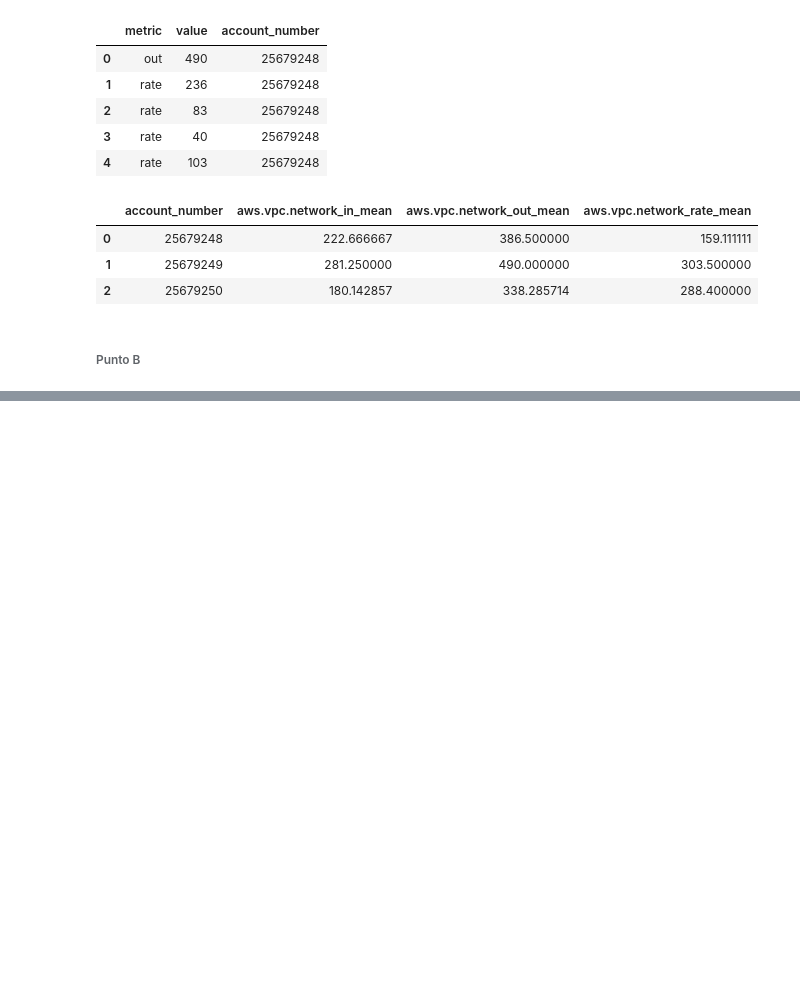
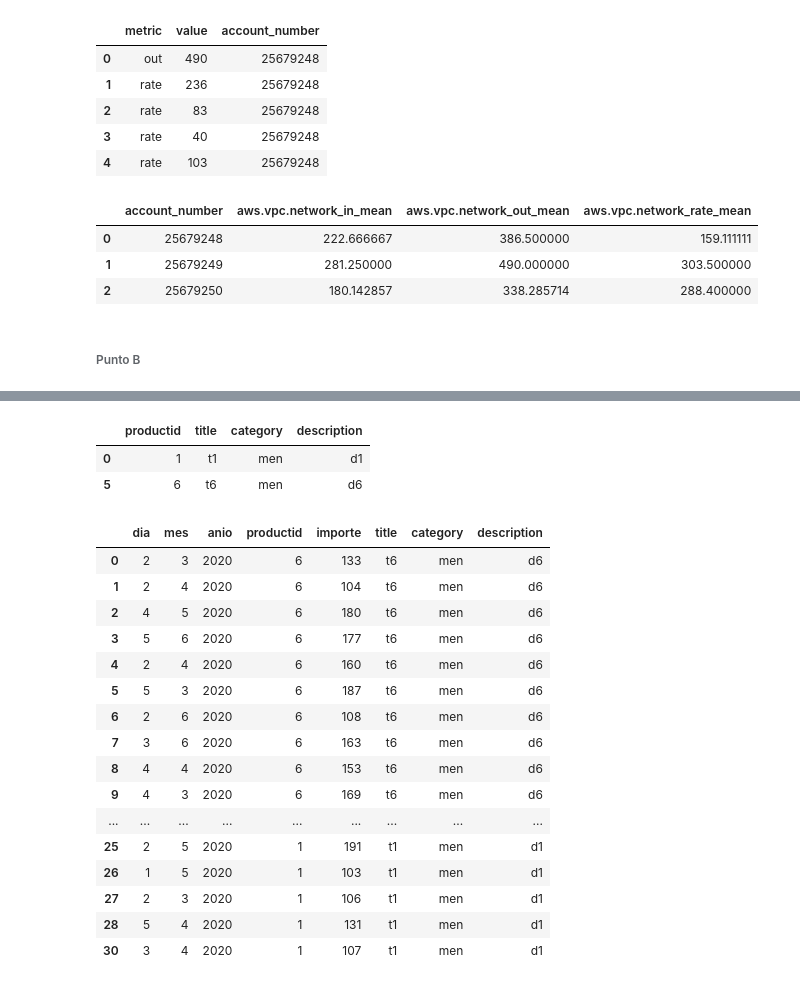
Before and after one commit to patopizzini/datos_practica, a Jupyter notebook: 03parciales/parciales_pandas.ipynb, the cells around one changed output, grey strips where cells are left out. Cells and saved outputs as stored; diff of their text form; code cells hidden in the pictures; blank space fills up the shorter version.

```diff
--- a/03parciales/parciales_pandas.ipynb
+++ b/03parciales/parciales_pandas.ipynb
@@ -403,0 +455,4 @@ agrupado.head()
+# %%
+sales = pd.read_csv('data/2018_2c_2da_sales.csv', sep=';')
+products = pd.read_csv('data/2018_2c_2da_products.csv', sep=';')
+sales.head()
@@ -403,0 +475,29 @@ agrupado.head()
+# %%
+men_prod = products[products['category']=='men']
+men_prod.head()
+# %% [output]
+|  | productid | title | category | description |
+| 0 | 1 | t1 | men | d1 |
+| 5 | 6 | t6 | men | d6 |
+# %%
+sales_men = sales.merge(men_prod, on='productid', how='right')
+agrupado = sales_men.groupby(['mes', 'anio','title'])#[['importe']].transform(lambda x: x.mean())
+agrupado.head()
+# %% [output]
+|  | dia | mes | anio | productid | importe | title | category | description |
+| 0 | 2 | 3 | 2020 | 6 | 133 | t6 | men | d6 |
+| 1 | 2 | 4 | 2020 | 6 | 104 | t6 | men | d6 |
+| 2 | 4 | 5 | 2020 | 6 | 180 | t6 | men | d6 |
+| 3 | 5 | 6 | 2020 | 6 | 177 | t6 | men | d6 |
+| 4 | 2 | 4 | 2020 | 6 | 160 | t6 | men | d6 |
+| 5 | 5 | 3 | 2020 | 6 | 187 | t6 | men | d6 |
+| 6 | 2 | 6 | 2020 | 6 | 108 | t6 | men | d6 |
+| 7 | 3 | 6 | 2020 | 6 | 163 | t6 | men | d6 |
+| 8 | 4 | 4 | 2020 | 6 | 153 | t6 | men | d6 |
+| 9 | 4 | 3 | 2020 | 6 | 169 | t6 | men | d6 |
+| ... | ... | ... | ... | ... | ... | ... | ... | ... |
+| 25 | 2 | 5 | 2020 | 1 | 191 | t1 | men | d1 |
+| 26 | 1 | 5 | 2020 | 1 | 103 | t1 | men | d1 |
+| 27 | 2 | 3 | 2020 | 1 | 106 | t1 | men | d1 |
+| 28 | 5 | 4 | 2020 | 1 | 131 | t1 | men | d1 |
+| 30 | 3 | 4 | 2020 | 1 | 107 | t1 | men | d1 |
```
Also changed, not shown: parts of 8 cells of this notebook, 3 other files.
